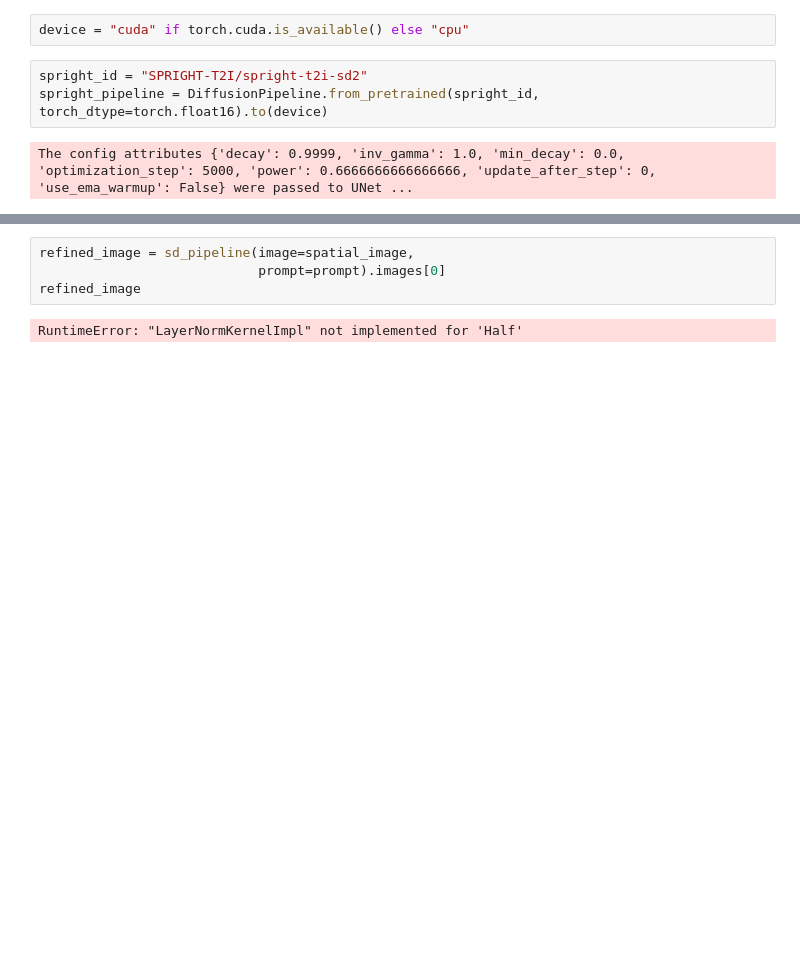
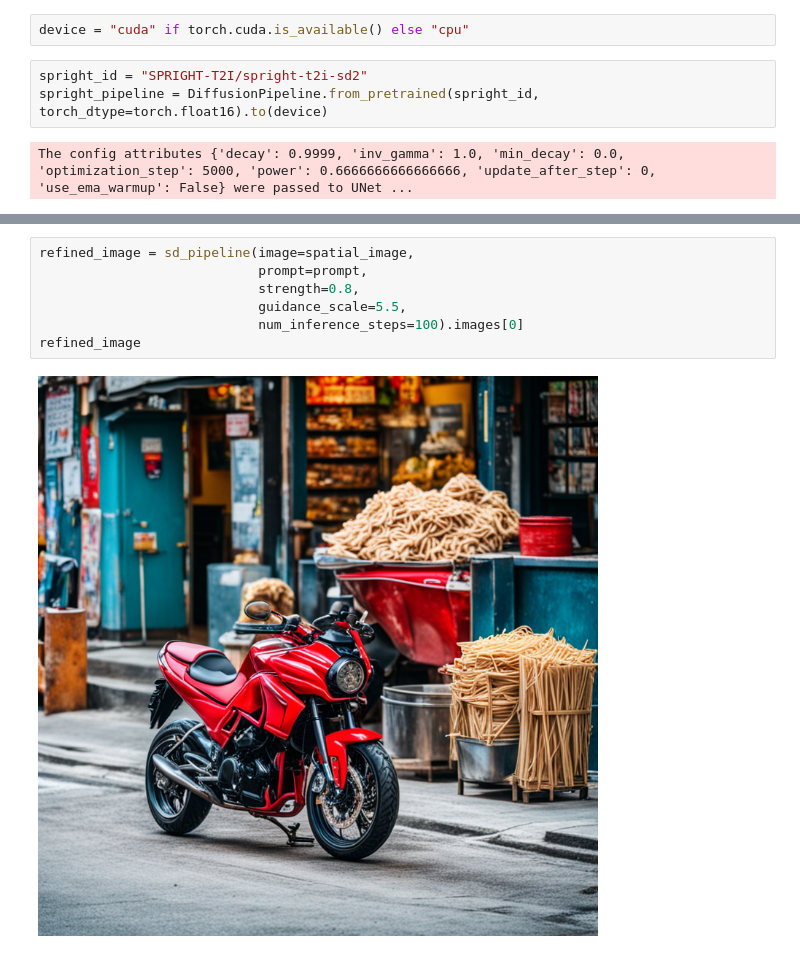
Before and after one commit to ritwikraha/computer-needs-glasses, a Jupyter notebook: image-generation/spright-image-generation-and-refinement.ipynb, the cells around one changed output, grey strips where cells are left out. Cells and saved outputs as stored; diff of their text form; blank space fills up the shorter version.

```diff
--- a/image-generation/spright-image-generation-and-refinement.ipynb
+++ b/image-generation/spright-image-generation-and-refinement.ipynb
@@ -41,6 +38,9 @@ KeyboardInterrupt:
 # %%
 refined_image = sd_pipeline(image=spatial_image,
-                            prompt=prompt).images[0]
+                            prompt=prompt,
+                            strength=0.8,
+                            guidance_scale=5.5,
+                            num_inference_steps=100).images[0]
 refined_image
 # %% [output]
-RuntimeError: "LayerNormKernelImpl" not implemented for 'Half'
+[figure, added]
```
Also changed, not shown: parts of 5 cells of this notebook.
